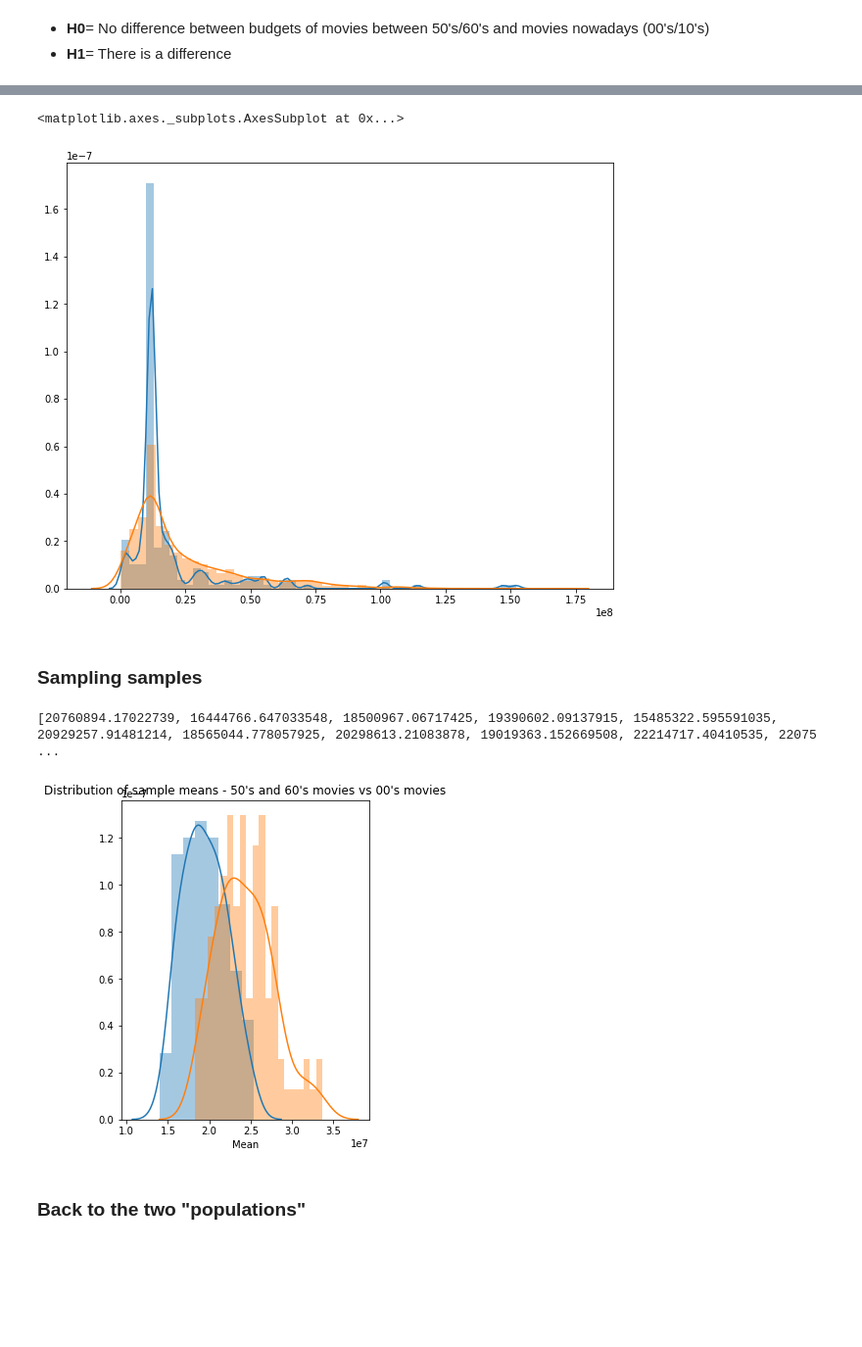
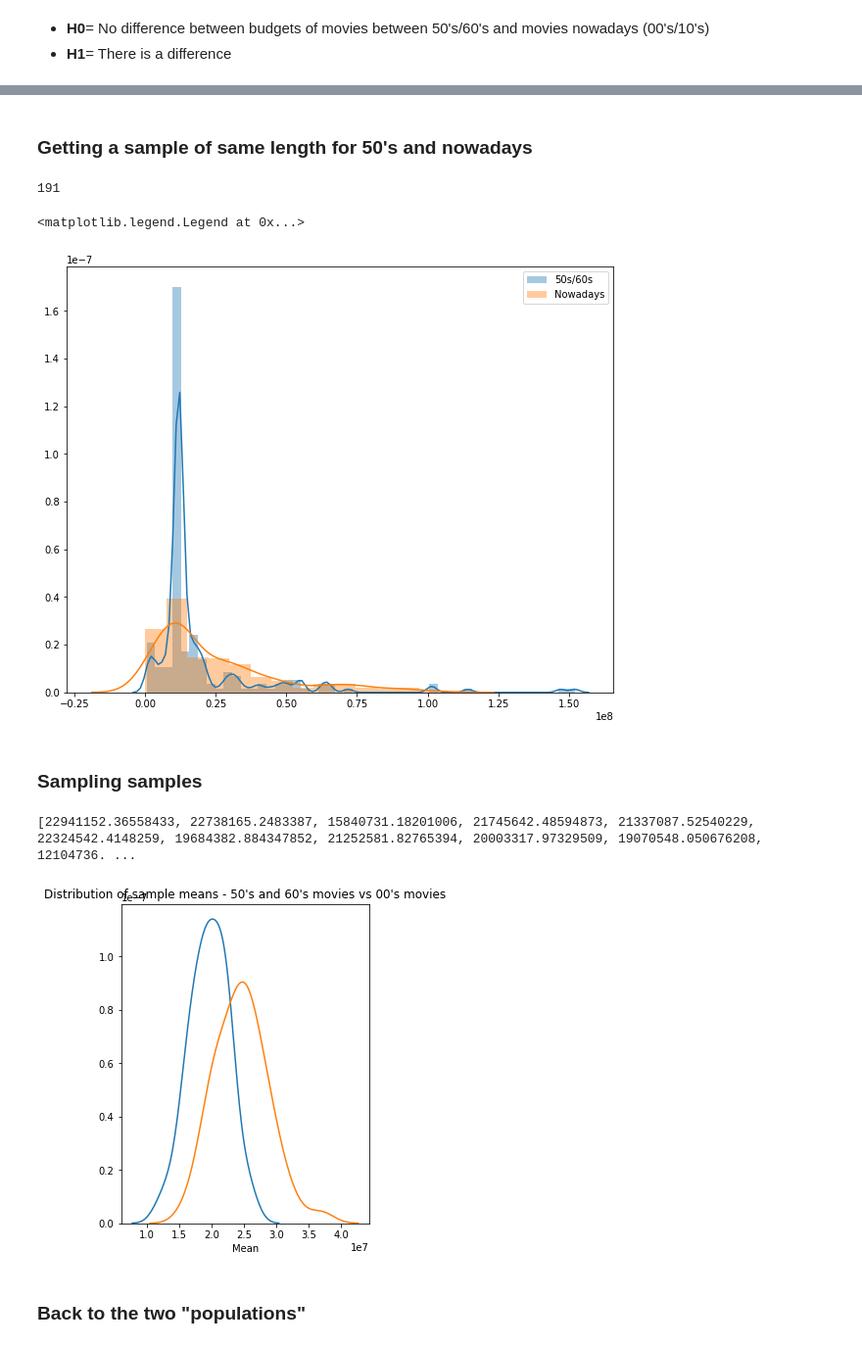
Before and after one commit to Abhiolar/IMDB, a Jupyter notebook: hypothesis-3-and-4 .ipynb, the cells around one changed output, grey strips where cells are left out. Shown at 98% size. Saved outputs shown, nothing was run; the diff lists cells and outputs as text; code cells hidden in the pictures; blank space fills up the shorter version.

```diff
--- a/hypothesis-3-and-4 .ipynb
+++ b/hypothesis-3-and-4 .ipynb
@@ -173,17 +176,31 @@ sns.distplot(data_for_ht.budget_adjusted)
 [figure]
+# %% [markdown]
+### Getting a sample of same length for 50's and nowadays
 # %%
 fifth_movies_budget_adjusted = list(data_for_ht[(data_for_ht['decade'] == "50s")|(data_for_ht['decade'] == "60s")]['budget_adjusted'])
 now_movies_budget_adjusted = list(data_for_ht[(data_for_ht['decade']== "00s")|(data_for_ht['decade'] == "10s")]['budget_adjusted'])
+# %%
+len(fifth_movies_budget_adjusted)
+# len(now_movies_budget_adjusted)
+# %% [output]
+191
+# %%
+## Making one sample for our 2 samples (in order to get 2 equal length samples)
+
+fifth_movies_budget_adjusted = random.sample(fifth_movies_budget_adjusted,190)
+now_movies_budget_adjusted = random.sample(now_movies_budget_adjusted,190)
 # %%
 # romance_movies_profit_adjusted
 # %%
 plt.figure(figsize=(10,8))
 
-sns.distplot(fifth_movies_budget_adjusted)
-sns.distplot(now_movies_budget_adjusted)
+sns.distplot(fifth_movies_budget_adjusted, label='50s/60s')
+sns.distplot(now_movies_budget_adjusted,label='Nowadays' )
+
+plt.legend()
 # %% [output]
-<matplotlib.axes._subplots.AxesSubplot at 0x...>
+<matplotlib.legend.Legend at 0x...>
-[figure, old version]
+[figure, new version]
 # %% [markdown]
 ### Sampling samples
 # %%
@@ -192,27 +209,27 @@ import random
 def samples_means(array, samples_wanted):
     sample_means = []
     for i in range(samples_wanted):
-        sample_means.append(np.mean(random.sample(list(array), 40)))
+        sample_means.append(np.mean(random.sample(list(array), 30)))
     return sample_means
 # %%
-fiv_sample_means = samples_means(fifth_movies_budget_adjusted, 100)
-now_sample_means = samples_means(now_movies_budget_adjusted, 100)
+fiv_sample_means = samples_means(fifth_movies_budget_adjusted, 50)
+now_sample_means = samples_means(now_movies_budget_adjusted, 50)
 
 print(fiv_sample_means, now_sample_means)
 # %% [output]
-[20760894.17022739, 16444766.647033548, 18500967.06717425, 19390602.09137915, 15485322.595591035, 20929257.91481214, 18565044.778057925, 20298613.21083878, 19019363.152669508, 22214717.40410535, 22075 ...
+[22941152.36558433, 22738165.2483387, 15840731.18201006, 21745642.48594873, 21337087.52540229, 22324542.4148259, 19684382.884347852, 21252581.82765394, 20003317.97329509, 19070548.050676208, 12104736. ...
 # %%
 plt.figure(figsize=(10,6))
 plt.subplot(1,2,1)
-sns.distplot(fiv_sample_means, axlabel='Mean')
+sns.distplot(fiv_sample_means, axlabel='Mean', hist=False)
 
 # plt.subplot(1,2,2)
-sns.distplot(now_sample_means, bins = 20)
+sns.distplot(now_sample_means, bins = 20, hist=False)
 
 plt.title("Distribution of sample means - 50's and 60's movies vs 00's movies")
 plt.show()
 # %% [output]
-[figure, old version]
+[figure, new version]
 # %%
 # sns.distplot(now_sample_means)
 # %% [markdown]
```
Also changed, not shown: parts of 33 cells of this notebook, 1 other file.
